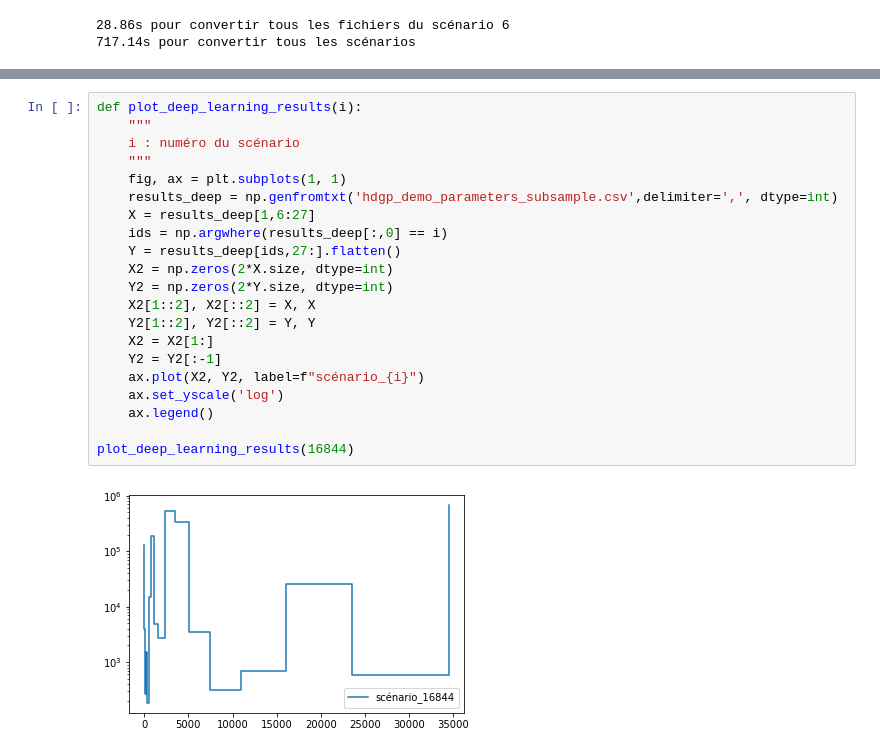
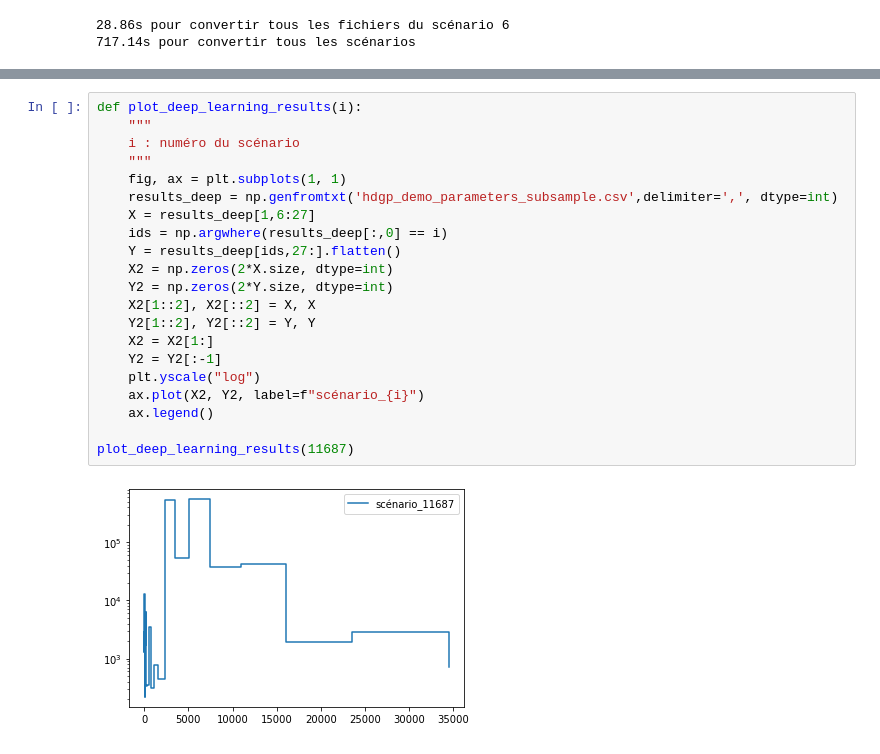
Before and after one commit to jayflora/SMCpp_HDGP, a Jupyter notebook: smc.ipynb, the cells around one changed output, grey strips where cells are left out. Drawn from its saved outputs; the diff is of its cells as text.

Commit message:
affichage des images dans le notebook

```diff
--- a/smc.ipynb
+++ b/smc.ipynb
@@ -197,23 +200,23 @@ running : smc++ estimate 1.45e-08 --knots 22 -w 2000000 --timepoints 0 34483 -o
 # %%
 def plot_deep_learning_results(i):
     """
     i : numéro du scénario
     """
     fig, ax = plt.subplots(1, 1)
     results_deep = np.genfromtxt('hdgp_demo_parameters_subsample.csv',delimiter=',', dtype=int)
     X = results_deep[1,6:27]
     ids = np.argwhere(results_deep[:,0] == i)
     Y = results_deep[ids,27:].flatten()
     X2 = np.zeros(2*X.size, dtype=int)
     Y2 = np.zeros(2*Y.size, dtype=int)
     X2[1::2], X2[::2] = X, X
     Y2[1::2], Y2[::2] = Y, Y
     X2 = X2[1:]
     Y2 = Y2[:-1]
+    plt.yscale("log")
     ax.plot(X2, Y2, label=f"scénario_{i}")
-    ax.set_yscale('log')
     ax.legend()
 
-plot_deep_learning_results(16844)
+plot_deep_learning_results(11687)
 # %% [output]
-[figure, old version]
+[figure, new version]
```
Also changed, not shown: parts of 3 cells of this notebook.
